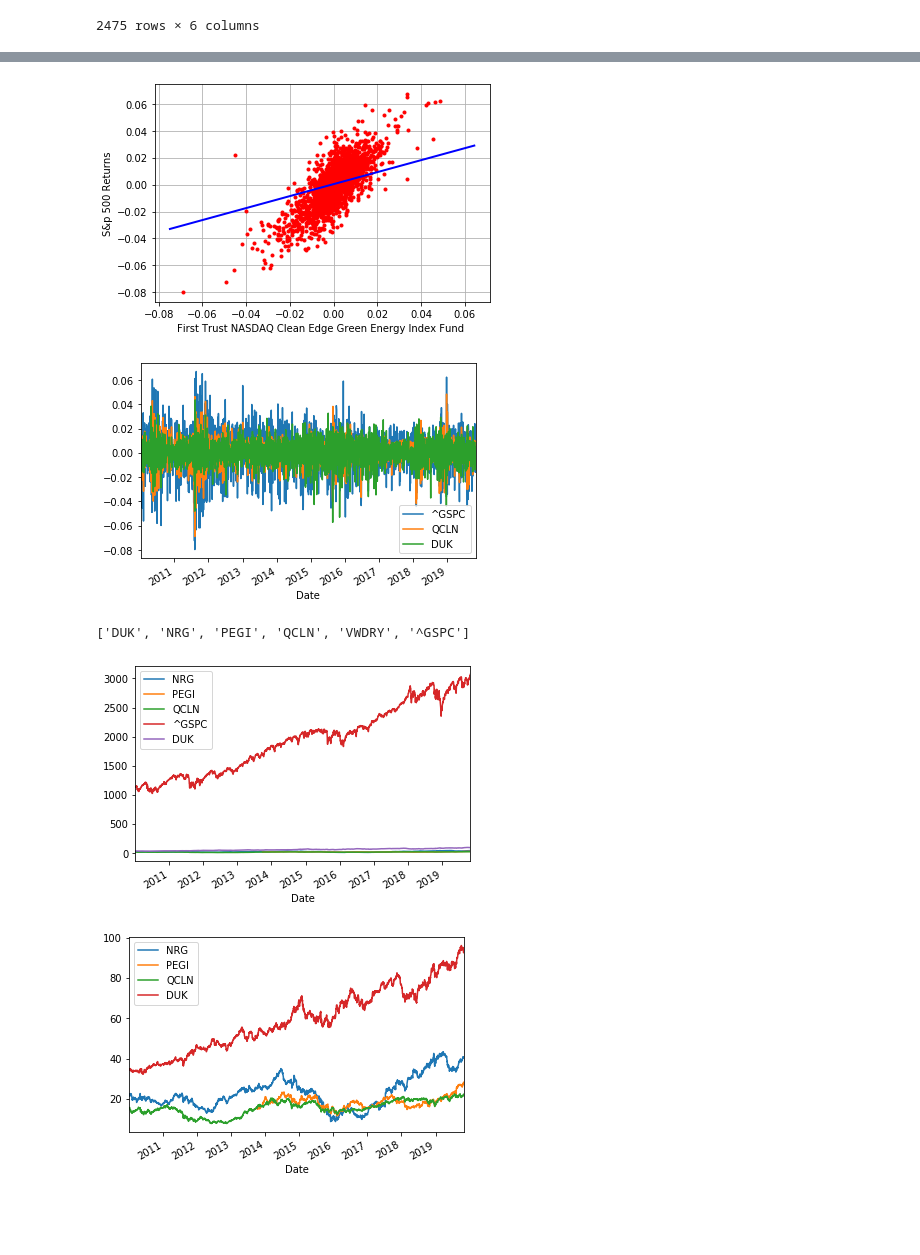
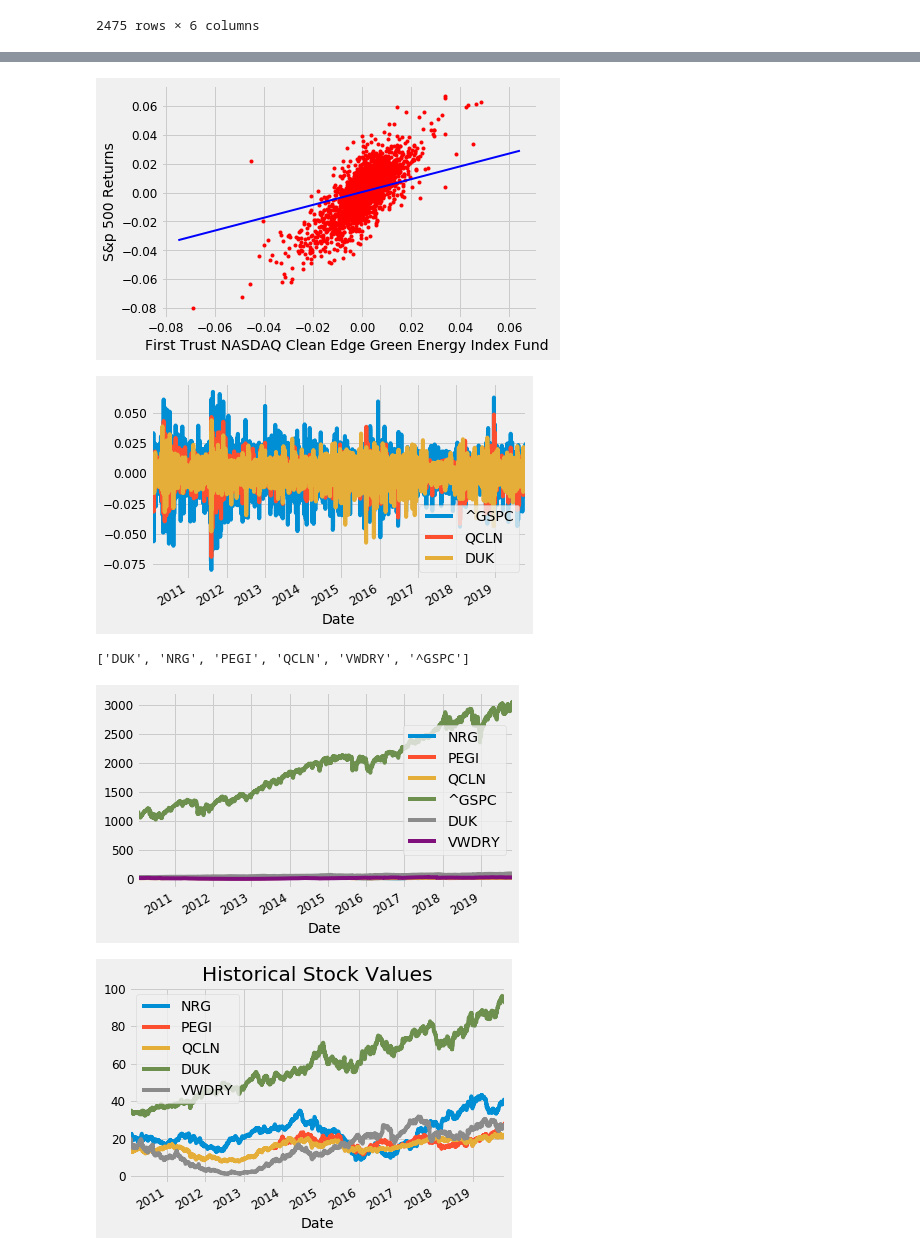
Before and after one commit to Hawkeye3D/Project-3-, a Jupyter notebook: static/python/Analysis 3 - Finance.ipynb, the cells around one changed output, grey strips where cells are left out. Saved outputs shown, nothing was run; the diff lists cells and outputs as text; code cells hidden in the pictures; blank space fills up the shorter version.

```diff
--- a/static/python/Analysis 3 - Finance.ipynb
+++ b/static/python/Analysis 3 - Finance.ipynb
@@ -6,6 +8,18 @@ import matplotlib.pyplot as plt
 import statsmodels.api as sm
 from pandas import tseries
 from pandas_datareader import data as pdr
+# %%
+# Plot Settings
+warnings.filterwarnings("ignore")
+
+plt.style.use('fivethirtyeight')
+matplotlib.rcParams['axes.labelsize'] = 14
+matplotlib.rcParams['xtick.labelsize'] = 12
+matplotlib.rcParams['ytick.labelsize'] = 12
+matplotlib.rcParams['text.color'] = 'k'
+# %%
+# image save location
+baseimgdir="../images/"
 # %% [markdown]
 ## Loop Data
 # %%
@@ -184,10 +201,10 @@ plt.grid(True)
 plt.axis('tight')
 plt.xlabel('First Trust NASDAQ Clean Edge Green Energy Index Fund ')
 plt.ylabel('S&p 500 Returns')
-
+plt.savefig(baseimgdir + 'S&P_Green.png')
 plt.show()
 # %% [output]
-[figure, old version]
+[figure, new version]
 # %%
 SP = return_data['^GSPC']
 Green_Index = return_data['QCLN']
@@ -200,11 +217,11 @@ Green_Index.plot()
 # PEGI.plot()
 DUK.plot()
 # WIND.plot()
-
+plt.savefig(baseimgdir + 'Daily_Returns.png')
 plt.legend()
 plt.show()
 # %% [output]
-[figure, old version]
+[figure, new version]
 # %%
 # Isolate the adjusted closing price
 daily_close_px.head()
@@ -217,22 +234,25 @@ PEGI_daily = daily_close_px['PEGI']
 QCLN_daily = daily_close_px['QCLN']
 SP_daily = daily_close_px['^GSPC']
 DUK_daily = daily_close_px['DUK']
+VESTAS_daily = daily_close_px['VWDRY']
 
-stk = [NRG_daily, PEGI_daily, QCLN_daily,SP_daily,DUK_daily]
+stk = [NRG_daily, PEGI_daily, QCLN_daily,SP_daily,DUK_daily, VESTAS_daily]
 
 for t in stk:
     t.plot()
 plt.legend()
 plt.show()
 # %% [output]
-[figure, old version]
+[figure, new version]
 # %%
-stk_2 = [NRG_daily, PEGI_daily, QCLN_daily,DUK_daily]
+stk_2 = [NRG_daily, PEGI_daily, QCLN_daily,DUK_daily,VESTAS_daily]
 
 for t in stk_2:
     t.plot()
 plt.legend()
+plt.title('Historical Stock Values')
+plt.savefig(baseimgdir + 'Historical_Stocks.png')
 plt.show()
 # %% [output]
-[figure, old version]
+[figure, new version]
 # %%
```
Also changed, not shown: parts of 9 cells of this notebook, 6 other files.
